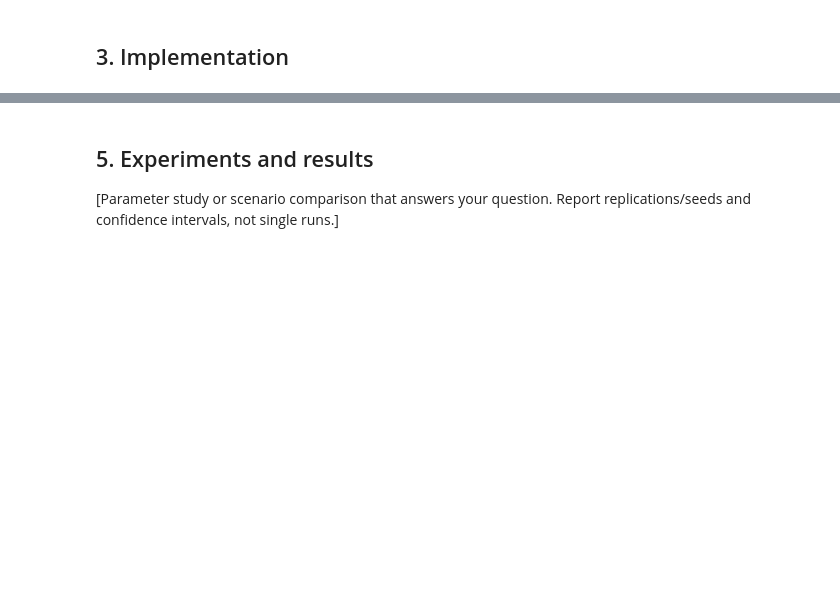
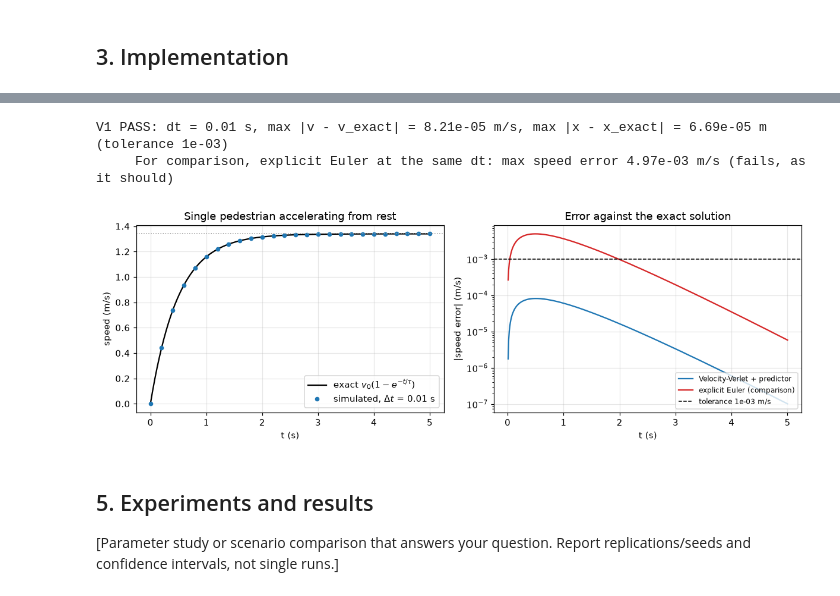
Before and after one commit to ChanuRasmika/mall-evacuation-social-force, a Jupyter notebook: notebook/mall-evacuation-social-force.ipynb, the cells around one changed output, grey strips where cells are left out. Drawn from its saved outputs; the diff is of its cells as text; code cells hidden in the pictures; blank space fills up the shorter version.

```diff
--- a/notebook/mall-evacuation-social-force.ipynb
+++ b/notebook/mall-evacuation-social-force.ipynb
@@ -198,19 +694,66 @@ At least one check, shown with an `assert` or a tolerance test so a reader can s
 # %%
-# Check 1: agreement with the analytic value within the 95% confidence interval
-est, se = simulate(200_000, np.random.default_rng(SEED))
-assert abs(est - np.pi) <= 1.96 * se, "estimate outside 95% CI of the analytic value"
-print(f"PASS: |{est:.4f} - pi| = {abs(est-np.pi):.4f} <= {1.96*se:.4f}")
+# V1: one pedestrian from rest in open space vs the analytic relaxation v(t) = v0 (1 - exp(-t/tau)).
+V1_V0, V1_T_END, V1_TOL = 1.34, 5.0, 1e-3       # desired speed (m/s), duration = 10 tau (s), tolerance (m/s)
+_v0 = np.array([V1_V0])
+_e0 = np.array([[1.0, 0.0]])                     # fixed direction: no walls, no other people
 
-# Check 2 (error scaling): Monte Carlo error should fall like N^(-1/2)
-Ns = np.logspace(2, 6, 9).astype(int)
-errs = [np.mean([abs(simulate(n, np.random.default_rng(s))[0] - np.pi) for s in range(20)]) for n in Ns]
-slope = np.polyfit(np.log(Ns), np.log(errs), 1)[0]
-print(f"fitted slope = {slope:.2f} (expected about -0.5)")
-assert -0.65 < slope < -0.35
 
-plt.loglog(Ns, errs, "o-", label="mean |error|")
-plt.loglog(Ns, errs[0] * (Ns / Ns[0])**-0.5, "--", label="N^(-1/2)")
-plt.xlabel("N"); plt.ylabel("error"); plt.legend(); plt.title("Convergence check"); plt.show()
+def _accel_free(x, v):
+    return driving_acceleration(v, _v0, _e0)
+
+
+def relaxation_run(dt, scheme="verlet", t_end=V1_T_END):
+    """Speed and distance walked over time for one pedestrian starting from rest."""
+    n = int(round(t_end / dt))
+    x, v = np.zeros((1, 2)), np.zeros((1, 2))
+    a = _accel_free(x, v)
+    speed, dist = np.zeros(n + 1), np.zeros(n + 1)
+    for k in range(1, n + 1):
+        if scheme == "verlet":
+            x, v, a = verlet_step(x, v, a, dt, _accel_free, _v0)
+        else:                                    # explicit Euler, for comparison only
+            x, v = x + v * dt, v + _accel_free(x, v) * dt
+        speed[k], dist[k] = np.hypot(*v[0]), np.hypot(*x[0])
+    return dt * np.arange(n + 1), speed, dist
+
+
+def relaxation_exact(t, v0=V1_V0, tau=TAU):
+    """Exact speed and distance: v = v0 (1 - e^(-t/tau)), x = v0 (t - tau (1 - e^(-t/tau)))."""
+    return v0 * (1 - np.exp(-t / tau)), v0 * (t - tau * (1 - np.exp(-t / tau)))
+
+
+t1, s_vv, x_vv = relaxation_run(DT)
+s_ex, x_ex = relaxation_exact(t1)
+err_v, err_x = np.max(np.abs(s_vv - s_ex)), np.max(np.abs(x_vv - x_ex))
+assert err_v < V1_TOL, f"V1 failed: max speed error {err_v:.2e} m/s >= {V1_TOL:.0e} m/s"
+assert err_x < V1_TOL, f"V1 failed: max position error {err_x:.2e} m >= {V1_TOL:.0e} m"
+print(f"V1 PASS: dt = {DT} s, max |v - v_exact| = {err_v:.2e} m/s, max |x - x_exact| = {err_x:.2e} m "
+      f"(tolerance {V1_TOL:.0e})")
+
+# The tolerance is strict enough to reject a first-order method: explicit Euler fails it.
+_, s_eu, _ = relaxation_run(DT, scheme="euler")
+err_eu = np.max(np.abs(s_eu - s_ex))
+assert err_eu > V1_TOL, "tolerance too loose: it would not detect a first-order integrator"
+print(f"     For comparison, explicit Euler at the same dt: max speed error {err_eu:.2e} m/s (fails, as it should)")
+
+fig, axes = plt.subplots(1, 2, figsize=(11, 3.8))
+axes[0].plot(t1, s_ex, "k-", lw=1.5, label=r"exact $v_0(1-e^{-t/\tau})$")
+axes[0].plot(t1[::20], s_vv[::20], "o", ms=4, color="tab:blue", label=f"simulated, $\\Delta t$ = {DT} s")
+axes[0].axhline(V1_V0, color="0.6", ls=":", lw=1)
+axes[0].set(xlabel="t (s)", ylabel="speed (m/s)", title="Single pedestrian accelerating from rest")
+axes[0].legend(loc="lower right")
+axes[1].semilogy(t1[1:], np.abs(s_vv - s_ex)[1:], color="tab:blue", label="Velocity-Verlet + predictor")
+axes[1].semilogy(t1[1:], np.abs(s_eu - s_ex)[1:], color="tab:red", label="explicit Euler (comparison)")
+axes[1].axhline(V1_TOL, color="k", ls="--", lw=1, label=f"tolerance {V1_TOL:.0e} m/s")
+axes[1].set(xlabel="t (s)", ylabel="|speed error| (m/s)", title="Error against the exact solution")
+axes[1].legend(loc="lower right", fontsize=8)
+fig.tight_layout()
+fig.savefig(FIG_DIR / "verification_relaxation.png", dpi=150, bbox_inches="tight")
+plt.show()
+# %% [output]
+V1 PASS: dt = 0.01 s, max |v - v_exact| = 8.21e-05 m/s, max |x - x_exact| = 6.69e-05 m (tolerance 1e-03)
+     For comparison, explicit Euler at the same dt: max speed error 4.97e-03 m/s (fails, as it should)
+[figure, added]
 # %% [markdown]
 ## 5. Experiments and results
 
```
Also changed, not shown: parts of 16 cells of this notebook, 6 other files.
